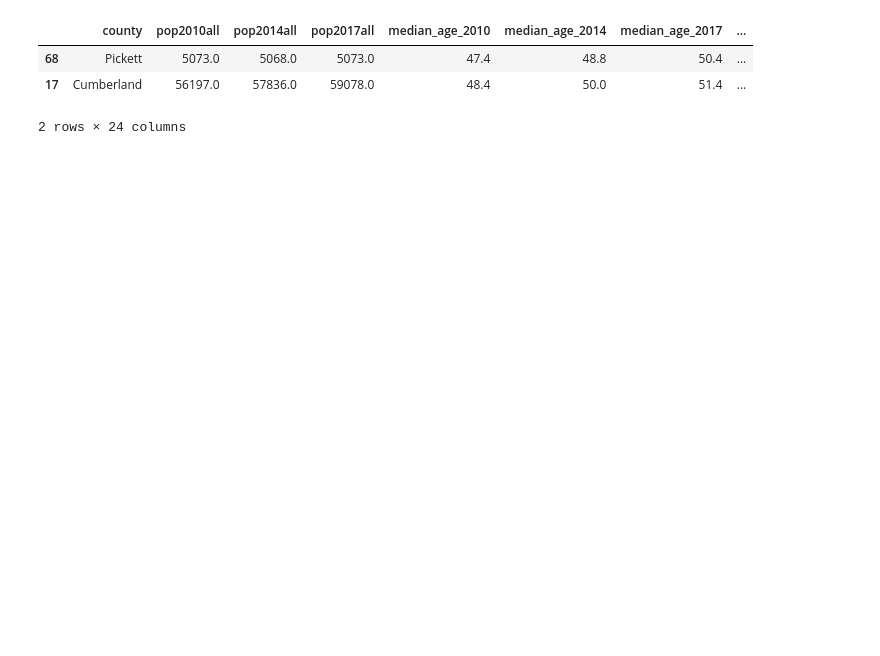
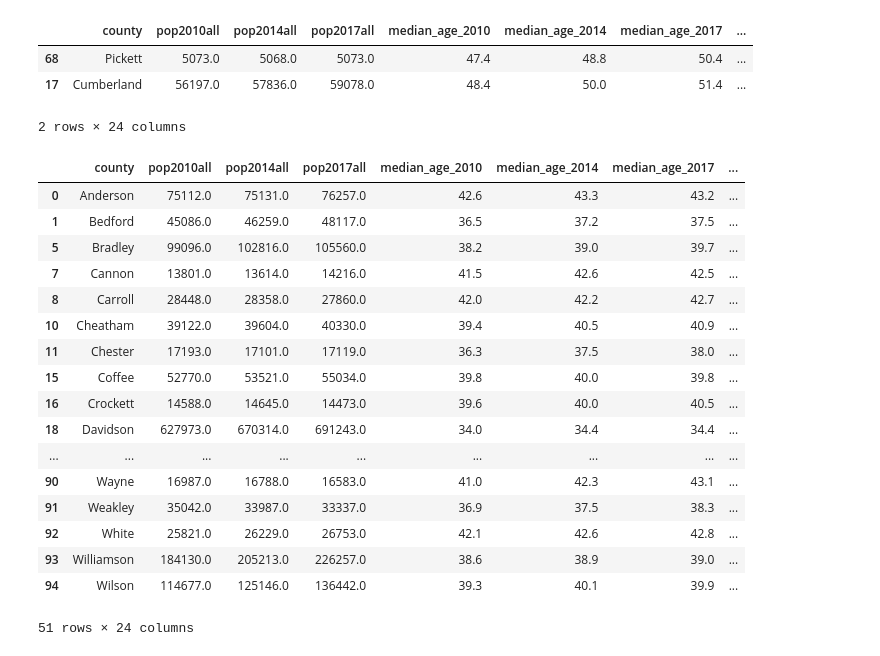
Before and after one commit to awillet/vanderbilt-aspire-data-essentials, a Jupyter notebook: get_data.ipynb, the cells around one changed output. Saved outputs shown, nothing was run; the diff lists cells and outputs as text; code cells hidden in the pictures; blank space fills up the shorter version.

```diff
--- a/get_data.ipynb
+++ b/get_data.ipynb
@@ -958,3 +942,24 @@ pop_and_cancer.nlargest(2, 'percent_pop_over_50_2017')
 | 68 | Pickett | 5073.0 | 5068.0 | 5073.0 | 47.4 | 48.8 | 50.4 | ... |
 | 17 | Cumberland | 56197.0 | 57836.0 | 59078.0 | 48.4 | 50.0 | 51.4 | ... |
 2 rows × 24 columns
+# %%
+pop_and_cancer[pop_and_cancer.percent_pop_over_50_2017 < .33]
+# %% [output]
+|  | county | pop2010all | pop2014all | pop2017all | median_age_2010 | median_age_2014 | median_age_2017 | ... |
+| 0 | Anderson | 75112.0 | 75131.0 | 76257.0 | 42.6 | 43.3 | 43.2 | ... |
+| 1 | Bedford | 45086.0 | 46259.0 | 48117.0 | 36.5 | 37.2 | 37.5 | ... |
+| 5 | Bradley | 99096.0 | 102816.0 | 105560.0 | 38.2 | 39.0 | 39.7 | ... |
+| 7 | Cannon | 13801.0 | 13614.0 | 14216.0 | 41.5 | 42.6 | 42.5 | ... |
+| 8 | Carroll | 28448.0 | 28358.0 | 27860.0 | 42.0 | 42.2 | 42.7 | ... |
+| 10 | Cheatham | 39122.0 | 39604.0 | 40330.0 | 39.4 | 40.5 | 40.9 | ... |
+| 11 | Chester | 17193.0 | 17101.0 | 17119.0 | 36.3 | 37.5 | 38.0 | ... |
+| 15 | Coffee | 52770.0 | 53521.0 | 55034.0 | 39.8 | 40.0 | 39.8 | ... |
+| 16 | Crockett | 14588.0 | 14645.0 | 14473.0 | 39.6 | 40.0 | 40.5 | ... |
+| 18 | Davidson | 627973.0 | 670314.0 | 691243.0 | 34.0 | 34.4 | 34.4 | ... |
+| ... | ... | ... | ... | ... | ... | ... | ... | ... |
+| 90 | Wayne | 16987.0 | 16788.0 | 16583.0 | 41.0 | 42.3 | 43.1 | ... |
+| 91 | Weakley | 35042.0 | 33987.0 | 33337.0 | 36.9 | 37.5 | 38.3 | ... |
+| 92 | White | 25821.0 | 26229.0 | 26753.0 | 42.1 | 42.6 | 42.8 | ... |
+| 93 | Williamson | 184130.0 | 205213.0 | 226257.0 | 38.6 | 38.9 | 39.0 | ... |
+| 94 | Wilson | 114677.0 | 125146.0 | 136442.0 | 39.3 | 40.1 | 39.9 | ... |
+51 rows × 24 columns
```
Also changed, not shown: parts of 14 cells of this notebook.
